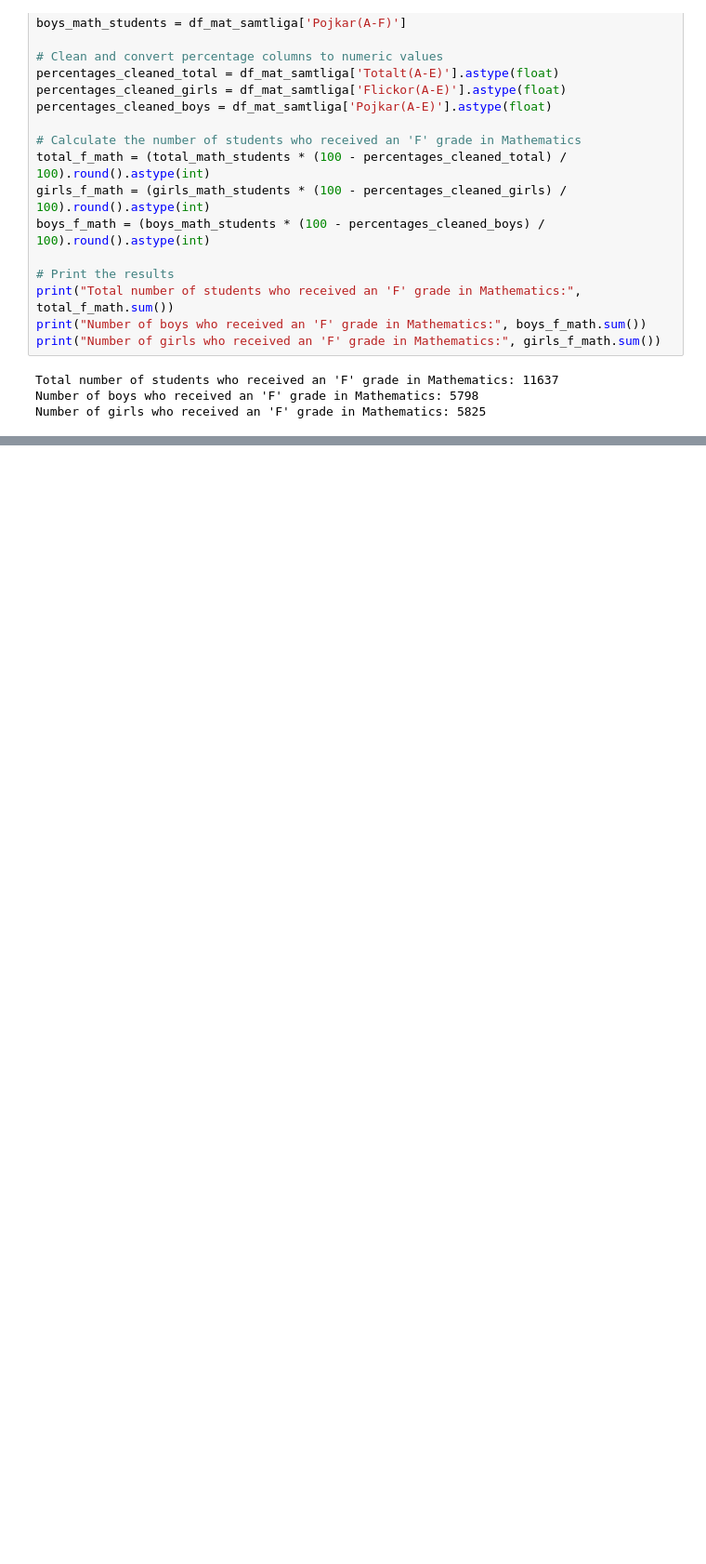
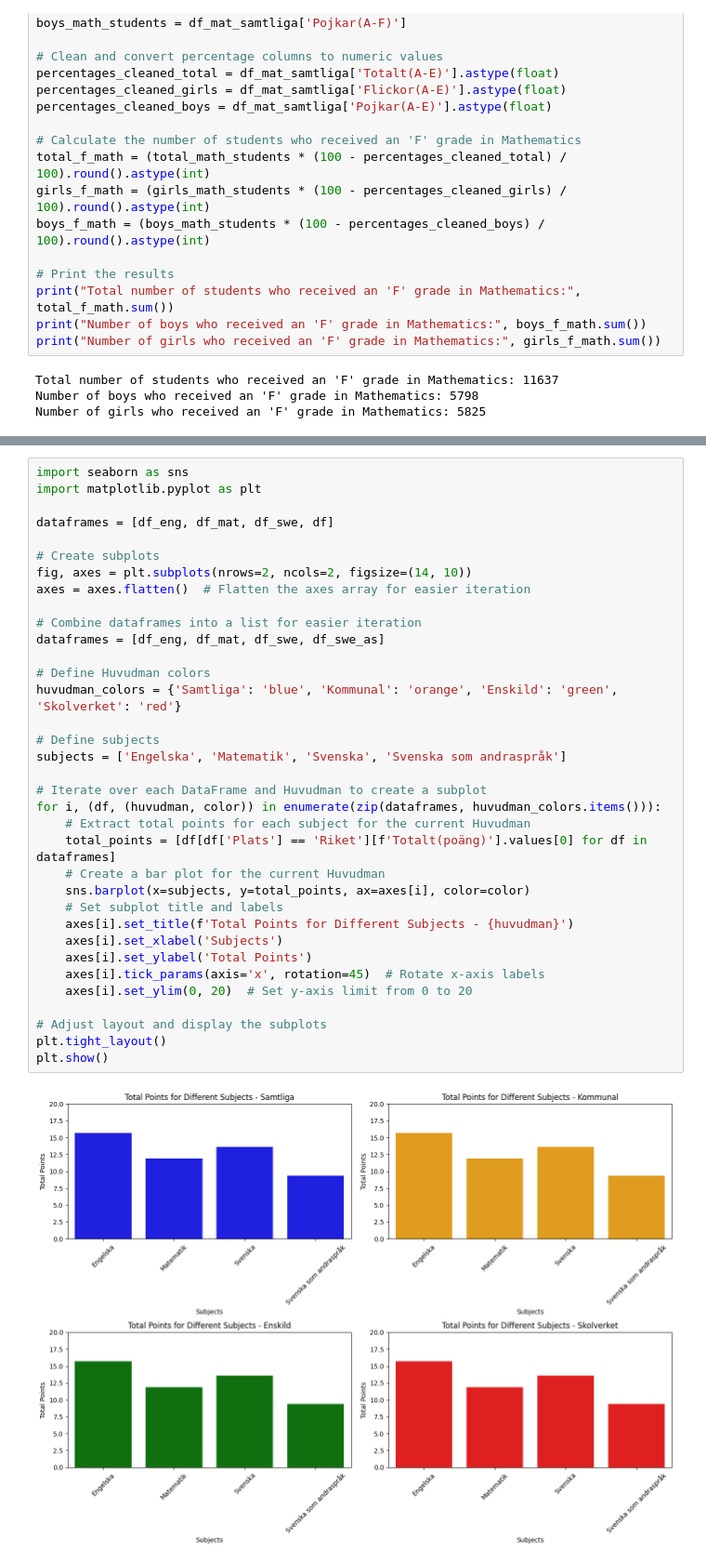
Before and after one commit to ArthurLopez1/Python-Arthur-Lopez-OPA23, a Jupyter notebook: labb2/labb2.ipynb, the cells around one changed output, grey strips where cells are left out. Shown at 93% size. Cells and saved outputs as stored; diff of their text form; blank space fills up the shorter version.

```diff
--- a/labb2/labb2.ipynb
+++ b/labb2/labb2.ipynb
@@ -181,0 +197,37 @@ plt.show()
+# %%
+import seaborn as sns
+import matplotlib.pyplot as plt
+
+dataframes = [df_eng, df_mat, df_swe, df]
+
+# Create subplots
+fig, axes = plt.subplots(nrows=2, ncols=2, figsize=(14, 10))
+axes = axes.flatten()  # Flatten the axes array for easier iteration
+
+# Combine dataframes into a list for easier iteration
+dataframes = [df_eng, df_mat, df_swe, df_swe_as]
+
+# Define Huvudman colors
+huvudman_colors = {'Samtliga': 'blue', 'Kommunal': 'orange', 'Enskild': 'green', 'Skolverket': 'red'}
+
+# Define subjects
+subjects = ['Engelska', 'Matematik', 'Svenska', 'Svenska som andraspråk']
+
+# Iterate over each DataFrame and Huvudman to create a subplot
+for i, (df, (huvudman, color)) in enumerate(zip(dataframes, huvudman_colors.items())):
+    # Extract total points for each subject for the current Huvudman
+    total_points = [df[df['Plats'] == 'Riket'][f'Totalt(poäng)'].values[0] for df in dataframes]
+    # Create a bar plot for the current Huvudman
+    sns.barplot(x=subjects, y=total_points, ax=axes[i], color=color)
+    # Set subplot title and labels
+    axes[i].set_title(f'Total Points for Different Subjects - {huvudman}')
+    axes[i].set_xlabel('Subjects')
+    axes[i].set_ylabel('Total Points')
+    axes[i].tick_params(axis='x', rotation=45)  # Rotate x-axis labels
+    axes[i].set_ylim(0, 20)  # Set y-axis limit from 0 to 20
+
+# Adjust layout and display the subplots
+plt.tight_layout()
+plt.show()
+# %% [output]
+[figure, added]
```
Also changed, not shown: parts of 7 cells of this notebook, 3 other files.
